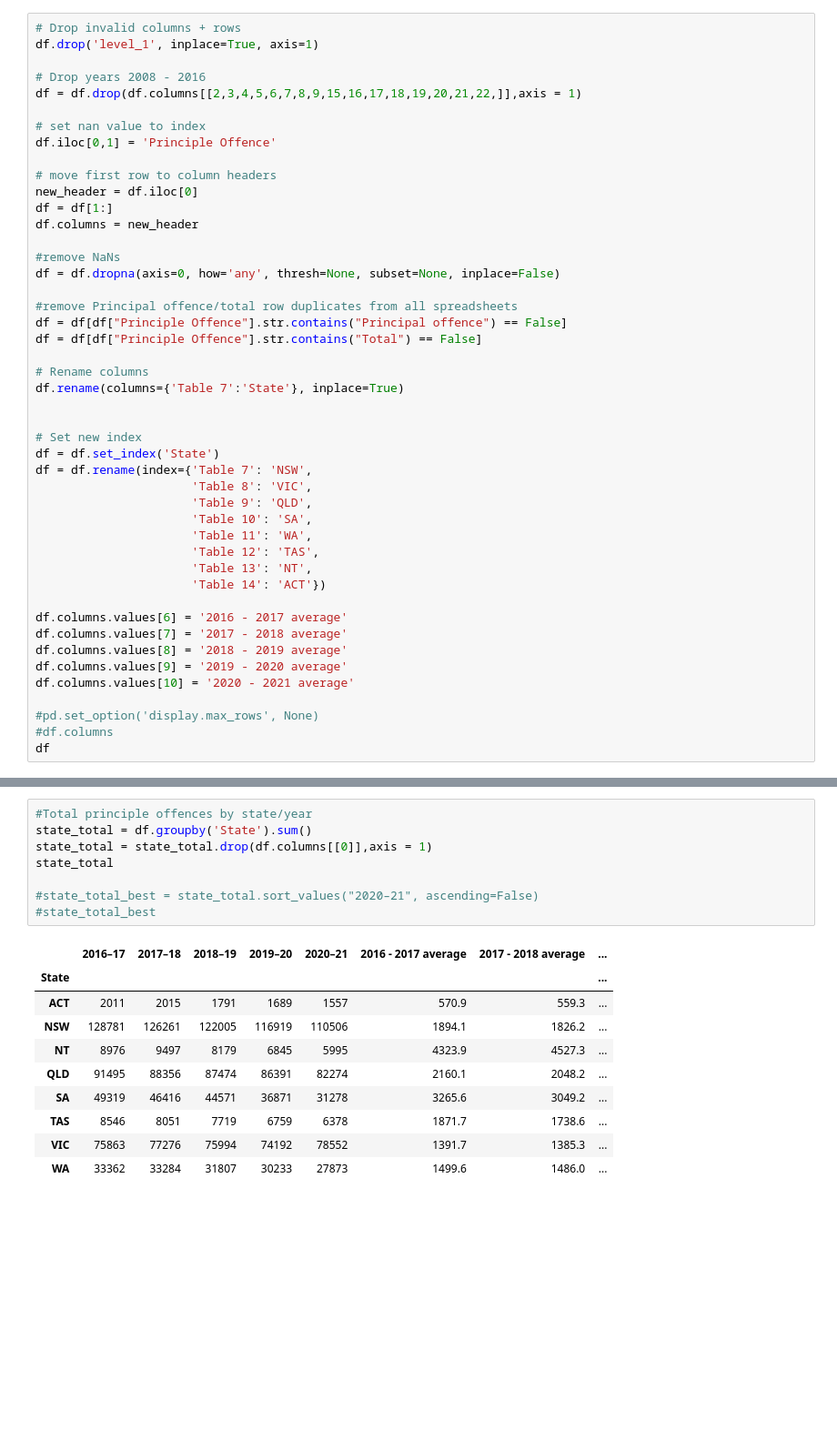
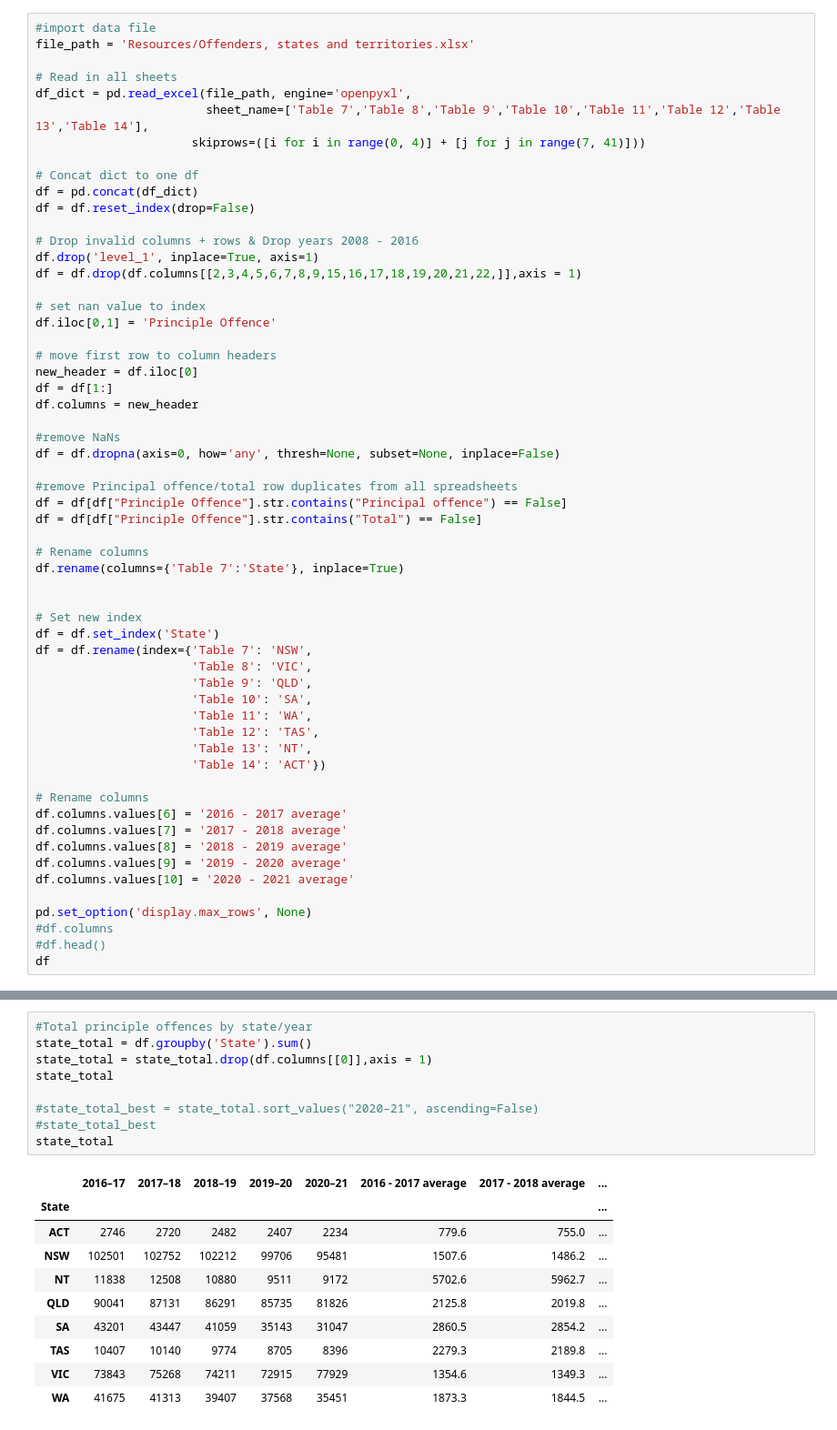
Before and after one commit to keners27/Project-1, a Jupyter notebook: Crime Data/Crime in state.ipynb, the cells around one changed output, grey strips where cells are left out. Shown at 91% size. Saved outputs shown, nothing was run; the diff lists cells and outputs as text; blank space fills up the shorter version.

```diff
--- a/Crime Data/Crime in state.ipynb
+++ b/Crime Data/Crime in state.ipynb
@@ -37,8 +6,18 @@ df
 # %%
-# Drop invalid columns + rows
+#import data file
+file_path = 'Resources/Offenders, states and territories.xlsx'
+
+# Read in all sheets
+df_dict = pd.read_excel(file_path, engine='openpyxl',
+                        sheet_name=['Table 7','Table 8','Table 9','Table 10','Table 11','Table 12','Table 13','Table 14'],
+                      skiprows=([i for i in range(0, 4)] + [j for j in range(7, 41)]))
+
+# Concat dict to one df
+df = pd.concat(df_dict)
+df = df.reset_index(drop=False)
+
+# Drop invalid columns + rows & Drop years 2008 - 2016
 df.drop('level_1', inplace=True, axis=1)
-
-# Drop years 2008 - 2016
 df = df.drop(df.columns[[2,3,4,5,6,7,8,9,15,16,17,18,19,20,21,22,]],axis = 1)
 
 # set nan value to index
@@ -71,14 +50,16 @@ df = df.rename(index={'Table 7': 'NSW',
                       'Table 13': 'NT',
                       'Table 14': 'ACT'})
 
+# Rename columns
 df.columns.values[6] = '2016 - 2017 average'
 df.columns.values[7] = '2017 - 2018 average'
 df.columns.values[8] = '2018 - 2019 average'
 df.columns.values[9] = '2019 - 2020 average'
 df.columns.values[10] = '2020 - 2021 average'
 
-#pd.set_option('display.max_rows', None)
+pd.set_option('display.max_rows', None)
 #df.columns
+#df.head()
 df
 # %% [output]
 |  | Principle Offence | 2016–17 | 2017–18 | 2018–19 | 2019–20 | 2020–21 | 2016 - 2017 average | ... |
@@ -98,19 +83,20 @@ df
 # %%
 #Total principle offences by state/year
 state_total = df.groupby('State').sum()
 state_total = state_total.drop(df.columns[[0]],axis = 1)
 state_total
 
 #state_total_best = state_total.sort_values("2020–21", ascending=False)
 #state_total_best
+state_total
 # %% [output]
 |  | 2016–17 | 2017–18 | 2018–19 | 2019–20 | 2020–21 | 2016 - 2017 average | 2017 - 2018 average | ... |
 | State |  |  |  |  |  |  |  | ... |
-| ACT | 2011 | 2015 | 1791 | 1689 | 1557 | 570.9 | 559.3 | ... |
-| NSW | 128781 | 126261 | 122005 | 116919 | 110506 | 1894.1 | 1826.2 | ... |
-| NT | 8976 | 9497 | 8179 | 6845 | 5995 | 4323.9 | 4527.3 | ... |
-| QLD | 91495 | 88356 | 87474 | 86391 | 82274 | 2160.1 | 2048.2 | ... |
-| SA | 49319 | 46416 | 44571 | 36871 | 31278 | 3265.6 | 3049.2 | ... |
-| TAS | 8546 | 8051 | 7719 | 6759 | 6378 | 1871.7 | 1738.6 | ... |
-| VIC | 75863 | 77276 | 75994 | 74192 | 78552 | 1391.7 | 1385.3 | ... |
-| WA | 33362 | 33284 | 31807 | 30233 | 27873 | 1499.6 | 1486.0 | ... |
+| ACT | 2746 | 2720 | 2482 | 2407 | 2234 | 779.6 | 755.0 | ... |
+| NSW | 102501 | 102752 | 102212 | 99706 | 95481 | 1507.6 | 1486.2 | ... |
+| NT | 11838 | 12508 | 10880 | 9511 | 9172 | 5702.6 | 5962.7 | ... |
+| QLD | 90041 | 87131 | 86291 | 85735 | 81826 | 2125.8 | 2019.8 | ... |
+| SA | 43201 | 43447 | 41059 | 35143 | 31047 | 2860.5 | 2854.2 | ... |
+| TAS | 10407 | 10140 | 9774 | 8705 | 8396 | 2279.3 | 2189.8 | ... |
+| VIC | 73843 | 75268 | 74211 | 72915 | 77929 | 1354.6 | 1349.3 | ... |
+| WA | 41675 | 41313 | 39407 | 37568 | 35451 | 1873.3 | 1844.5 | ... |
```
Also changed, not shown: parts of 9 cells of this notebook, 14 other files.
